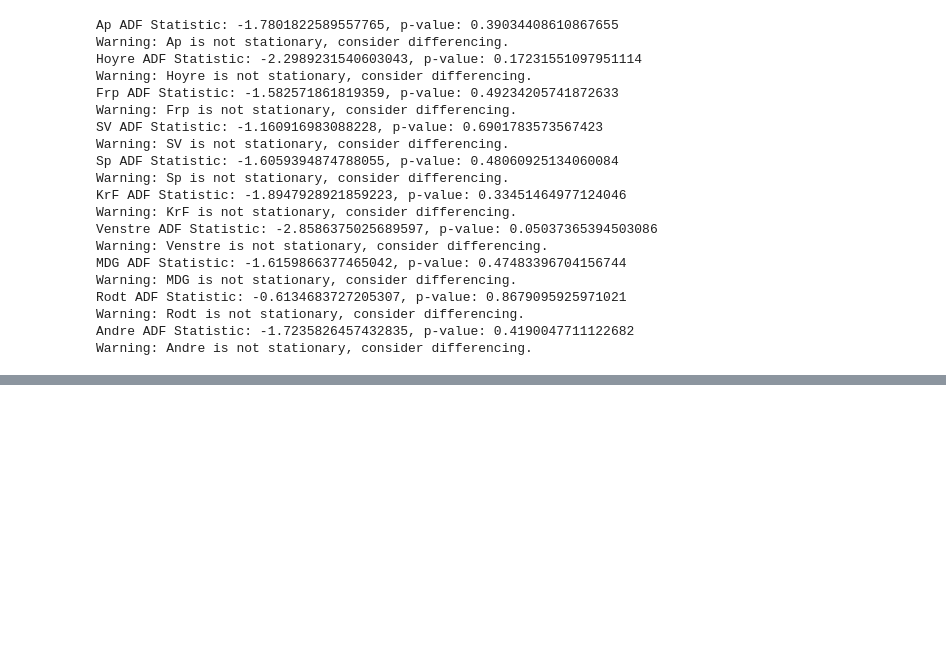
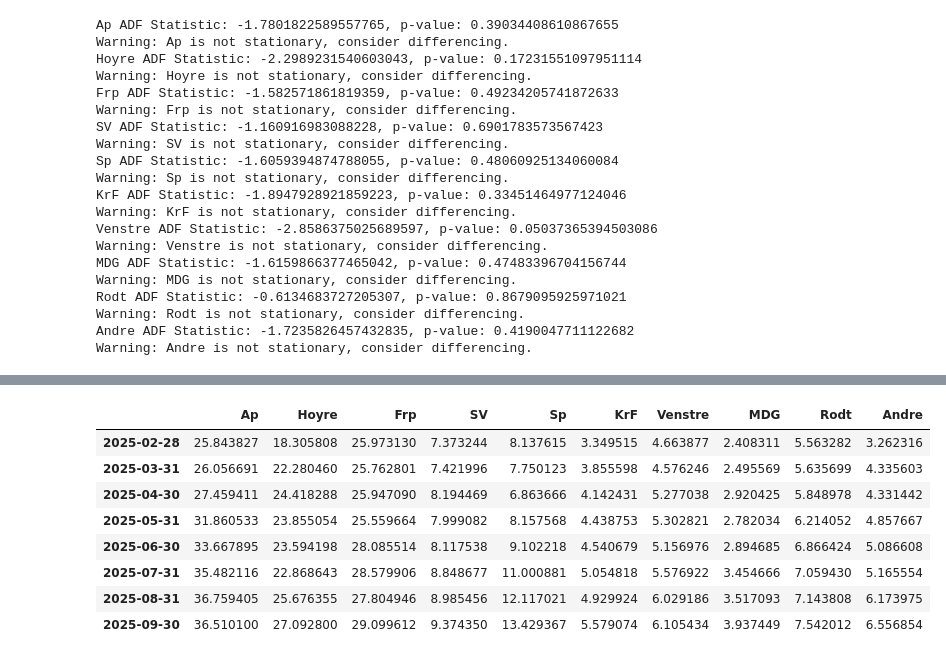
Before and after one commit to jensmorten/onesixtynine, a Jupyter notebook: models/simple_var_interval.ipynb, the cells around one changed output, grey strips where cells are left out. Saved outputs shown, nothing was run; the diff lists cells and outputs as text; code cells hidden in the pictures; blank space fills up the shorter version.

```diff
--- a/models/simple_var_interval.ipynb
+++ b/models/simple_var_interval.ipynb
@@ -178,0 +176,12 @@ forecast_original_scale
+# %%
+forecast_upper_original_scale
+# %% [output]
+|  | Ap | Hoyre | Frp | SV | Sp | KrF | Venstre | MDG | Rodt | Andre |
+| 2025-02-28 | 25.843827 | 18.305808 | 25.973130 | 7.373244 | 8.137615 | 3.349515 | 4.663877 | 2.408311 | 5.563282 | 3.262316 |
+| 2025-03-31 | 26.056691 | 22.280460 | 25.762801 | 7.421996 | 7.750123 | 3.855598 | 4.576246 | 2.495569 | 5.635699 | 4.335603 |
+| 2025-04-30 | 27.459411 | 24.418288 | 25.947090 | 8.194469 | 6.863666 | 4.142431 | 5.277038 | 2.920425 | 5.848978 | 4.331442 |
+| 2025-05-31 | 31.860533 | 23.855054 | 25.559664 | 7.999082 | 8.157568 | 4.438753 | 5.302821 | 2.782034 | 6.214052 | 4.857667 |
+| 2025-06-30 | 33.667895 | 23.594198 | 28.085514 | 8.117538 | 9.102218 | 4.540679 | 5.156976 | 2.894685 | 6.866424 | 5.086608 |
+| 2025-07-31 | 35.482116 | 22.868643 | 28.579906 | 8.848677 | 11.000881 | 5.054818 | 5.576922 | 3.454666 | 7.059430 | 5.165554 |
+| 2025-08-31 | 36.759405 | 25.676355 | 27.804946 | 8.985456 | 12.117021 | 4.929924 | 6.029186 | 3.517093 | 7.143808 | 6.173975 |
+| 2025-09-30 | 36.510100 | 27.092800 | 29.099612 | 9.374350 | 13.429367 | 5.579074 | 6.105434 | 3.937449 | 7.542012 | 6.556854 |
```
Also changed, not shown: parts of 9 cells of this notebook, 1 other file.
